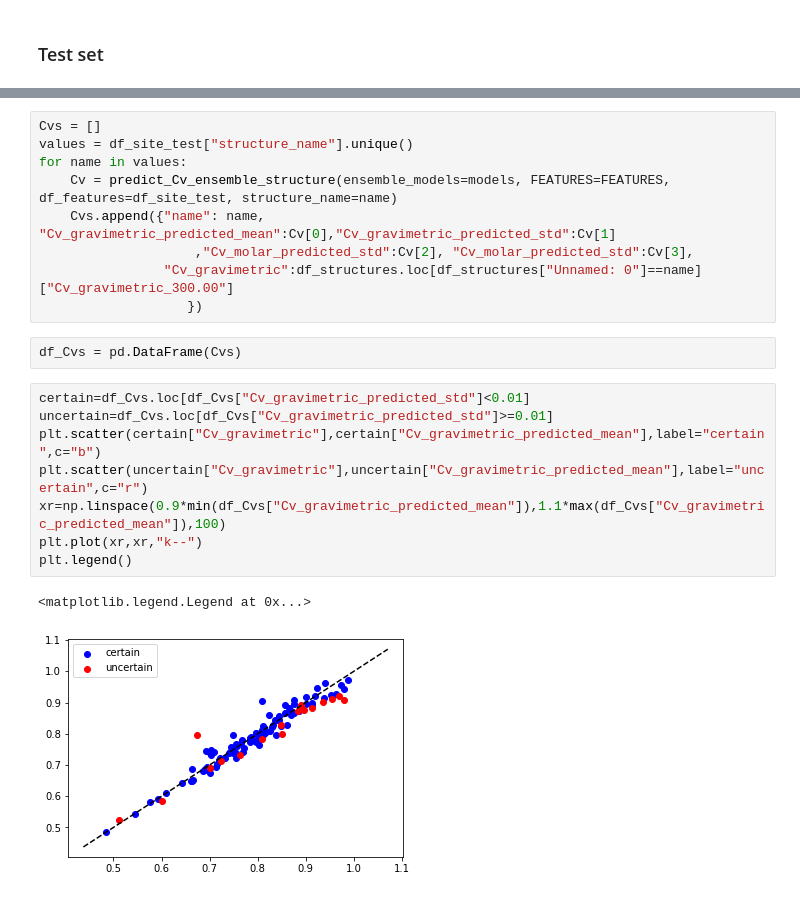
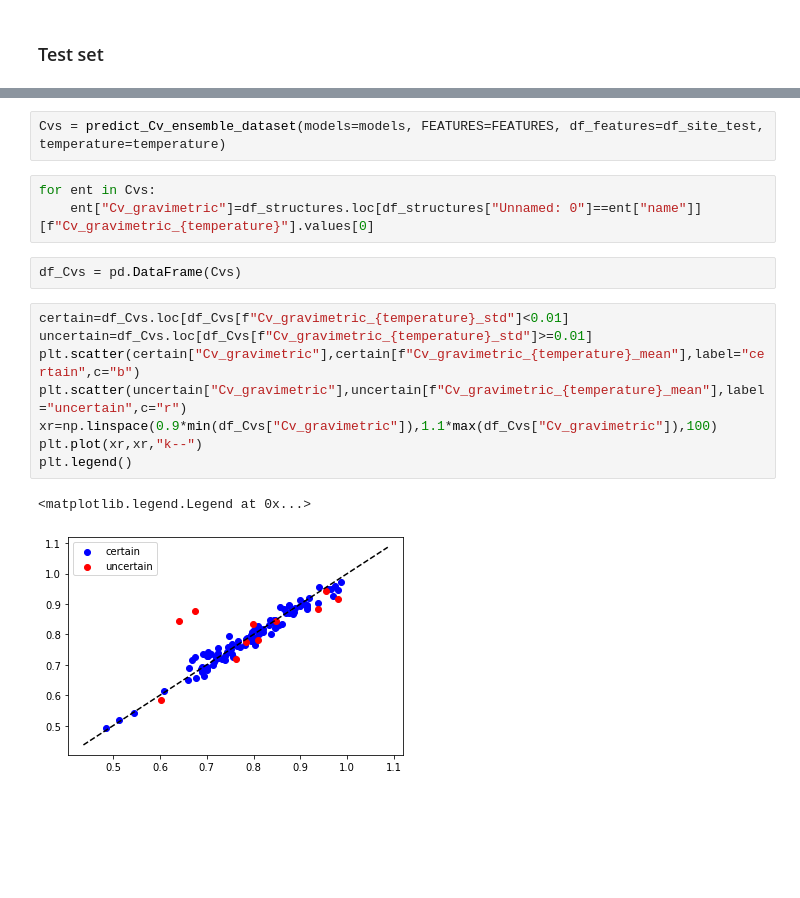
Before and after one commit to SeyedMohamadMoosavi/tools-cp-porousmat, a Jupyter notebook: examples/example_ML_training.ipynb, the cells around one changed output, grey strips where cells are left out. Drawn from its saved outputs; the diff is of its cells as text; blank space fills up the shorter version.

```diff
--- a/examples/example_ML_training.ipynb
+++ b/examples/example_ML_training.ipynb
@@ -167,22 +167,18 @@ plt.scatter(df_site_test[TARGET],np.mean(predictions_new,axis = 0))
-# %%
-Cvs = []
-values = df_site_test["structure_name"].unique()
-for name in values:
-    Cv = predict_Cv_ensemble_structure(ensemble_models=models, FEATURES=FEATURES, df_features=df_site_test, structure_name=name)
-    Cvs.append({"name": name, "Cv_gravimetric_predicted_mean":Cv[0],"Cv_gravimetric_predicted_std":Cv[1]
-                    ,"Cv_molar_predicted_std":Cv[2], "Cv_molar_predicted_std":Cv[3],
-                "Cv_gravimetric":df_structures.loc[df_structures["Unnamed: 0"]==name]["Cv_gravimetric_300.00"]
-                   })
+# %%
+Cvs = predict_Cv_ensemble_dataset(models=models, FEATURES=FEATURES, df_features=df_site_test, temperature=temperature)
+# %%
+for ent in Cvs:
+    ent["Cv_gravimetric"]=df_structures.loc[df_structures["Unnamed: 0"]==ent["name"]][f"Cv_gravimetric_{temperature}"].values[0]
 # %%
 df_Cvs = pd.DataFrame(Cvs)
 # %%
-certain=df_Cvs.loc[df_Cvs["Cv_gravimetric_predicted_std"]<0.01]
-uncertain=df_Cvs.loc[df_Cvs["Cv_gravimetric_predicted_std"]>=0.01]
-plt.scatter(certain["Cv_gravimetric"],certain["Cv_gravimetric_predicted_mean"],label="certain",c="b")
-plt.scatter(uncertain["Cv_gravimetric"],uncertain["Cv_gravimetric_predicted_mean"],label="uncertain",c="r")
-xr=np.linspace(0.9*min(df_Cvs["Cv_gravimetric_predicted_mean"]),1.1*max(df_Cvs["Cv_gravimetric_predicted_mean"]),100)
+certain=df_Cvs.loc[df_Cvs[f"Cv_gravimetric_{temperature}_std"]<0.01]
+uncertain=df_Cvs.loc[df_Cvs[f"Cv_gravimetric_{temperature}_std"]>=0.01]
+plt.scatter(certain["Cv_gravimetric"],certain[f"Cv_gravimetric_{temperature}_mean"],label="certain",c="b")
+plt.scatter(uncertain["Cv_gravimetric"],uncertain[f"Cv_gravimetric_{temperature}_mean"],label="uncertain",c="r")
+xr=np.linspace(0.9*min(df_Cvs["Cv_gravimetric"]),1.1*max(df_Cvs["Cv_gravimetric"]),100)
 plt.plot(xr,xr,"k--")
 plt.legend()
 # %% [output]
 <matplotlib.legend.Legend at 0x...>
-[figure, old version]
+[figure, new version]
```
Also changed, not shown: parts of 4 cells of this notebook, 3 other files.
